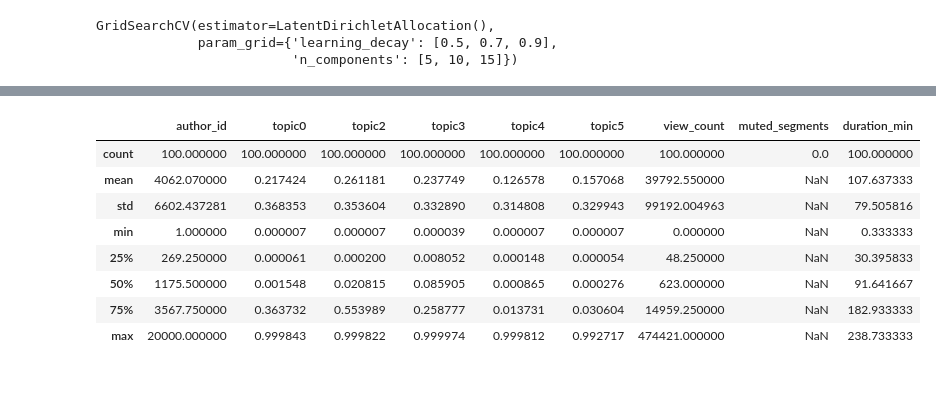
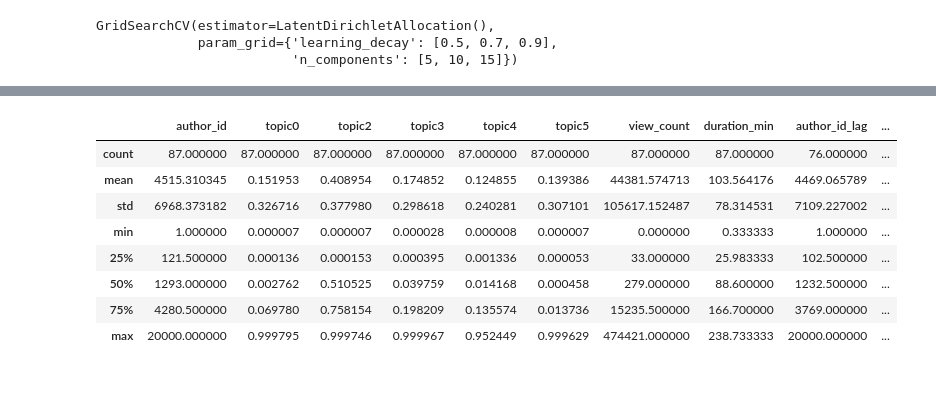
Before and after one commit to pearl-yu/twitch_project, a Jupyter notebook: independent_variable_chat_exploration.ipynb, the cells around one changed output, grey strips where cells are left out. Saved outputs shown, nothing was run; the diff lists cells and outputs as text; code cells hidden in the pictures.

```diff
--- a/independent_variable_chat_exploration.ipynb
+++ b/independent_variable_chat_exploration.ipynb
@@ -355,0 +360,8 @@ memory usage: 26.6+ KB
+# %%
+# set index: https://www.geeksforgeeks.org/python-pandas-dataframe-set_index/
+data_vid_df.set_index(["user_id", "video_id"], inplace = True,
+                            append = True, drop = False)
+# %%
+# sort: https://stackoverflow.com/questions/27842613/pandas-groupby-then-sort-within-groups
+data_vid_df = data_vid_df.sort_values(['created_at'],ascending=False)
+data_vid_df['created_at'].head()
@@ -355,0 +376,7 @@ memory usage: 26.6+ KB
+# %%
+data_vid_df.drop('column_name', axis=1, inplace=True)
+# %%
+# create lag
+shifted = data_vid_df.groupby(level="user_id").shift(-1)
+data_vid_df_l = data_vid_df.join(shifted.rename(columns=lambda x: x+"_lag"))
+data_vid_df_l.columns
@@ -365,14 +424,14 @@ sns.heatmap(data_vid_df.corr(), annot=True)
 # %%
-data_vid_df.describe()
+data_vid_df_l.describe()
 # %% [output]
-|  | author_id | topic0 | topic2 | topic3 | topic4 | topic5 | view_count | muted_segments | duration_min |
-| count | 100.000000 | 100.000000 | 100.000000 | 100.000000 | 100.000000 | 100.000000 | 100.000000 | 0.0 | 100.000000 |
-| mean | 4062.070000 | 0.217424 | 0.261181 | 0.237749 | 0.126578 | 0.157068 | 39792.550000 | NaN | 107.637333 |
-| std | 6602.437281 | 0.368353 | 0.353604 | 0.332890 | 0.314808 | 0.329943 | 99192.004963 | NaN | 79.505816 |
-| min | 1.000000 | 0.000007 | 0.000007 | 0.000039 | 0.000007 | 0.000007 | 0.000000 | NaN | 0.333333 |
-| 25% | 269.250000 | 0.000061 | 0.000200 | 0.008052 | 0.000148 | 0.000054 | 48.250000 | NaN | 30.395833 |
-| 50% | 1175.500000 | 0.001548 | 0.020815 | 0.085905 | 0.000865 | 0.000276 | 623.000000 | NaN | 91.641667 |
-| 75% | 3567.750000 | 0.363732 | 0.553989 | 0.258777 | 0.013731 | 0.030604 | 14959.250000 | NaN | 182.933333 |
-| max | 20000.000000 | 0.999843 | 0.999822 | 0.999974 | 0.999812 | 0.992717 | 474421.000000 | NaN | 238.733333 |
+|  | author_id | topic0 | topic2 | topic3 | topic4 | topic5 | view_count | duration_min | author_id_lag | ... |
+| count | 87.000000 | 87.000000 | 87.000000 | 87.000000 | 87.000000 | 87.000000 | 87.000000 | 87.000000 | 76.000000 | ... |
+| mean | 4515.310345 | 0.151953 | 0.408954 | 0.174852 | 0.124855 | 0.139386 | 44381.574713 | 103.564176 | 4469.065789 | ... |
+| std | 6968.373182 | 0.326716 | 0.377980 | 0.298618 | 0.240281 | 0.307101 | 105617.152487 | 78.314531 | 7109.227002 | ... |
+| min | 1.000000 | 0.000007 | 0.000007 | 0.000028 | 0.000008 | 0.000007 | 0.000000 | 0.333333 | 1.000000 | ... |
+| 25% | 121.500000 | 0.000136 | 0.000153 | 0.000395 | 0.001336 | 0.000053 | 33.000000 | 25.983333 | 102.500000 | ... |
+| 50% | 1293.000000 | 0.002762 | 0.510525 | 0.039759 | 0.014168 | 0.000458 | 279.000000 | 88.600000 | 1232.500000 | ... |
+| 75% | 4280.500000 | 0.069780 | 0.758154 | 0.198209 | 0.135574 | 0.013736 | 15235.500000 | 166.700000 | 3769.000000 | ... |
+| max | 20000.000000 | 0.999795 | 0.999746 | 0.999967 | 0.952449 | 0.999629 | 474421.000000 | 238.733333 | 20000.000000 | ... |
 # %% [markdown]
 ###
```
Also changed, not shown: parts of 22 cells of this notebook.
